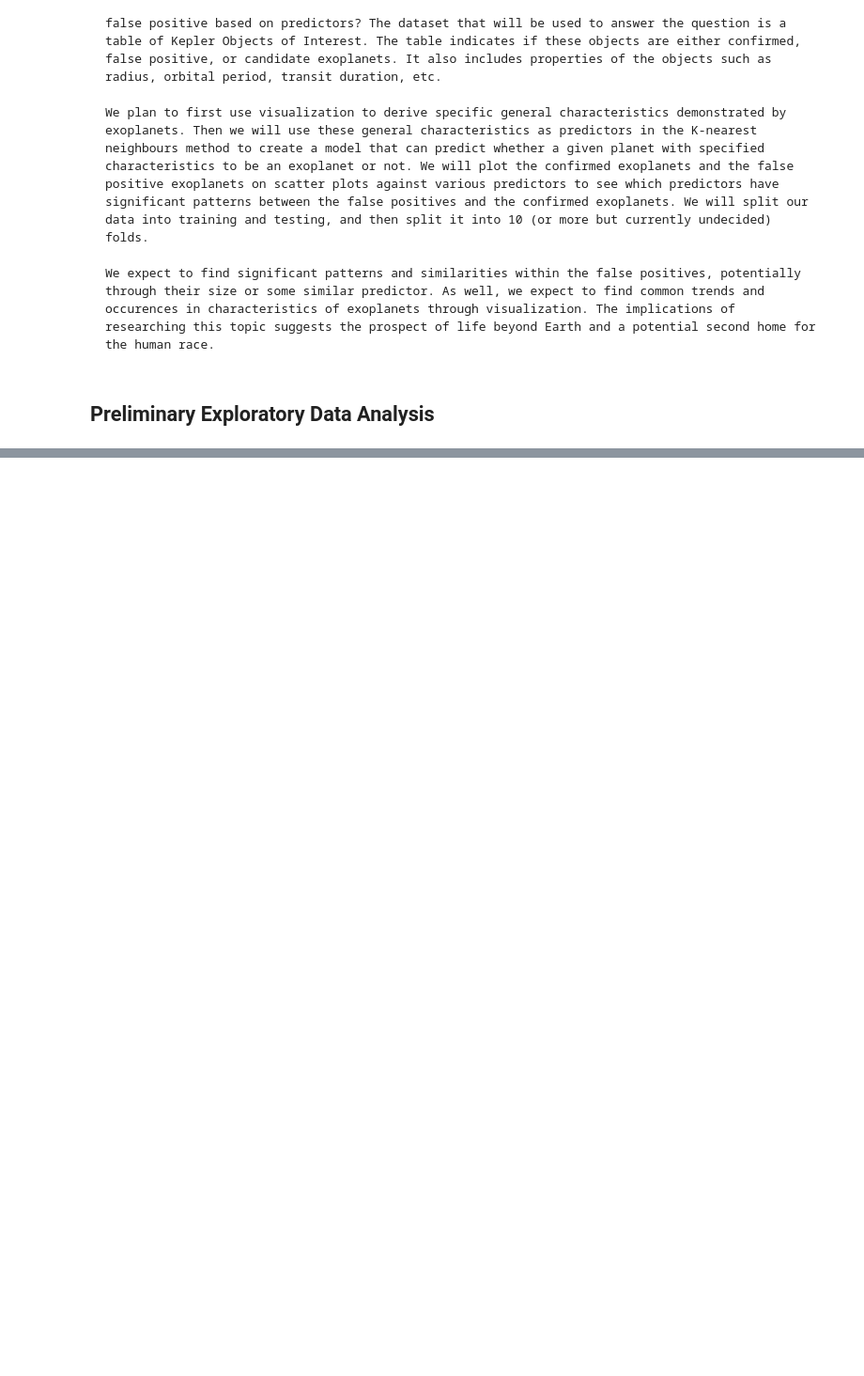
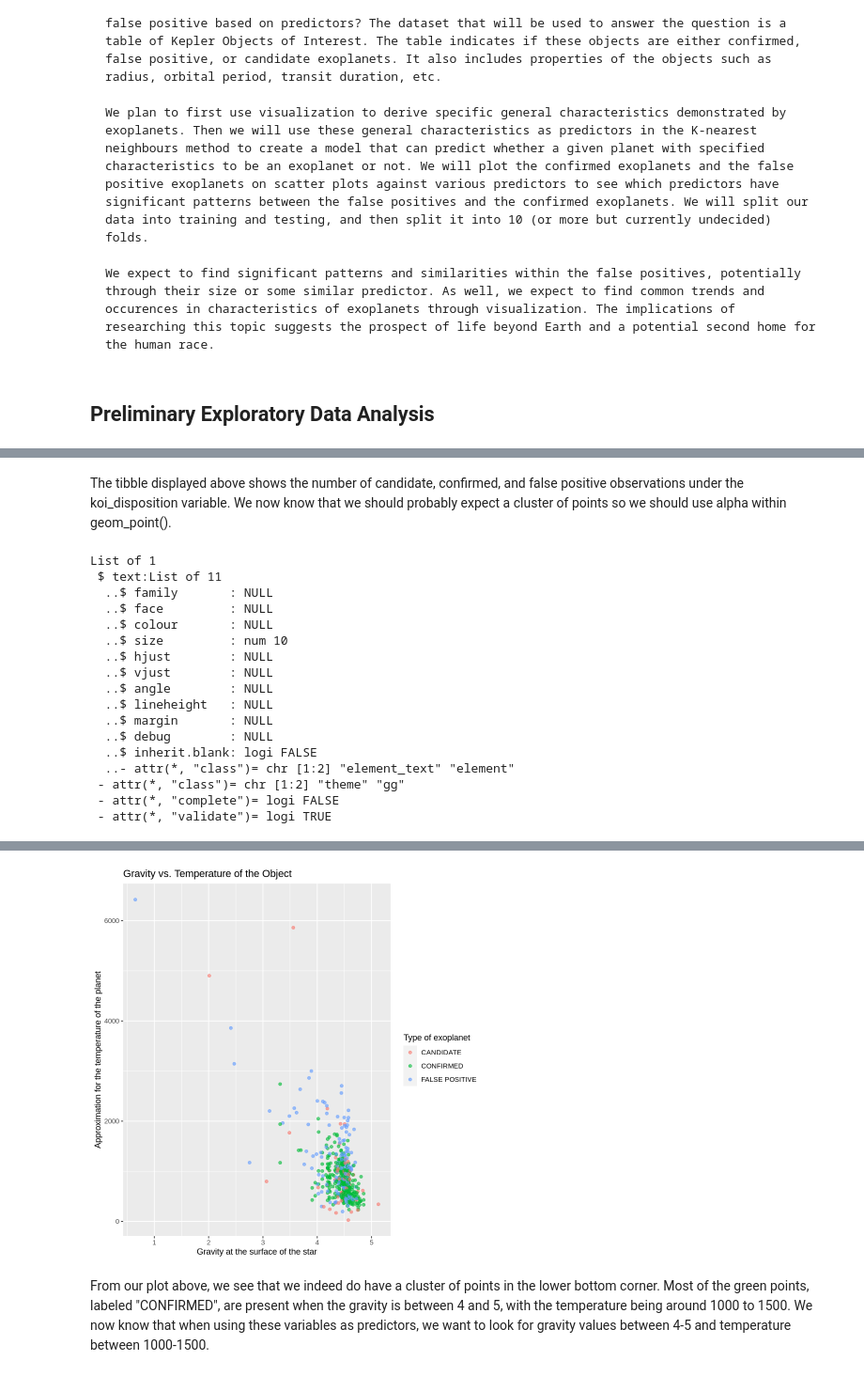
Before and after one commit to Anthony-Sheu/Kepler-Observations-Exoplanet-Prediction, a Jupyter notebook: Group Project Proposal.ipynb, the cells around one changed output, grey strips where cells are left out. Shown: that part at 94% size. Cells and saved outputs as stored; diff of their text form; code cells hidden in the pictures; blank space fills up the shorter version.

```diff
--- a/Group Project Proposal.ipynb
+++ b/Group Project Proposal.ipynb
@@ -42,0 +57,7 @@ koi_score
+# %%
+exo_data = read_csv("cumulative.csv")
+
+exo_data_select <- exo_data |>
+    select(rowid, kepid, kepoi_name, koi_disposition, koi_pdisposition, koi_score, koi_period, koi_duration, koi_prad, koi_teq, koi_insol, koi_slogg, koi_steff, koi_srad)
+
+exo_data_select |> slice(1:10)
@@ -42,0 +93,8 @@ koi_score
+# %%
+exo_data_500 <- slice(exo_data_select, 1:500)
+
+exo_count <- exo_data_500 |>
+    group_by(koi_disposition) |>
+    summarise(count = n())
+
+exo_count
@@ -42,0 +108,31 @@ koi_score
+# %% [markdown]
+The tibble displayed above shows the number of candidate, confirmed, and false positive observations under the koi_disposition variable. We now know that we should probably expect a cluster of points so we should use alpha within geom_point().
+# %%
+ex_plot <- exo_data_500 |>
+    ggplot(aes(x = koi_slogg, y = koi_teq)) +
+    geom_point(aes(colour = koi_disposition), alpha = 0.6) +
+    xlab("Gravity at the surface of the star") +
+    ylab("Approximation for the temperature of the planet") +
+    ggtitle("Gravity vs. Temperature of the Object") +
+    labs(colour = "Type of exoplanet")
+    theme(text = element_text(size = 10))
+
+ex_plot
+# %% [output]
+List of 1
+ $ text:List of 11
+  ..$ family       : NULL
+  ..$ face         : NULL
+  ..$ colour       : NULL
+  ..$ size         : num 10
+  ..$ hjust        : NULL
+  ..$ vjust        : NULL
+  ..$ angle        : NULL
+  ..$ lineheight   : NULL
+  ..$ margin       : NULL
+  ..$ debug        : NULL
+  ..$ inherit.blank: logi FALSE
+  ..- attr(*, "class")= chr [1:2] "element_text" "element"
+ - attr(*, "class")= chr [1:2] "theme" "gg"
+ - attr(*, "complete")= logi FALSE
+ - attr(*, "validate")= logi TRUE
@@ -42,0 +141,3 @@ koi_score
+[figure, added]
+# %% [markdown]
+From our plot above, we see that we indeed do have a cluster of points in the lower bottom corner. Most of the green points, labeled "CONFIRMED", are present when the gravity is between 4 and 5, with the temperature being around 1000 to 1500. We now know that when using these variables as predictors, we want to look for gravity values between 4-5 and temperature between 1000-1500.
```
Also changed, not shown: parts of 10 cells of this notebook.
